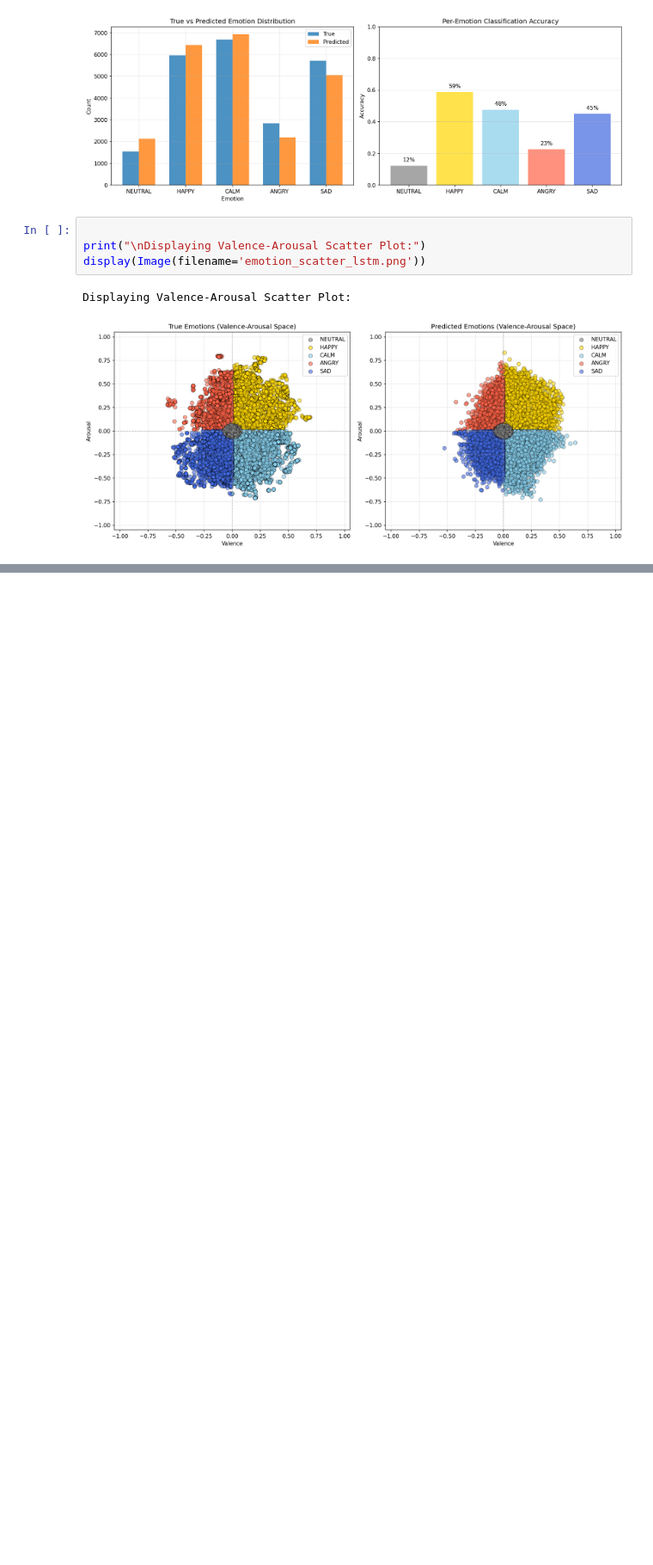
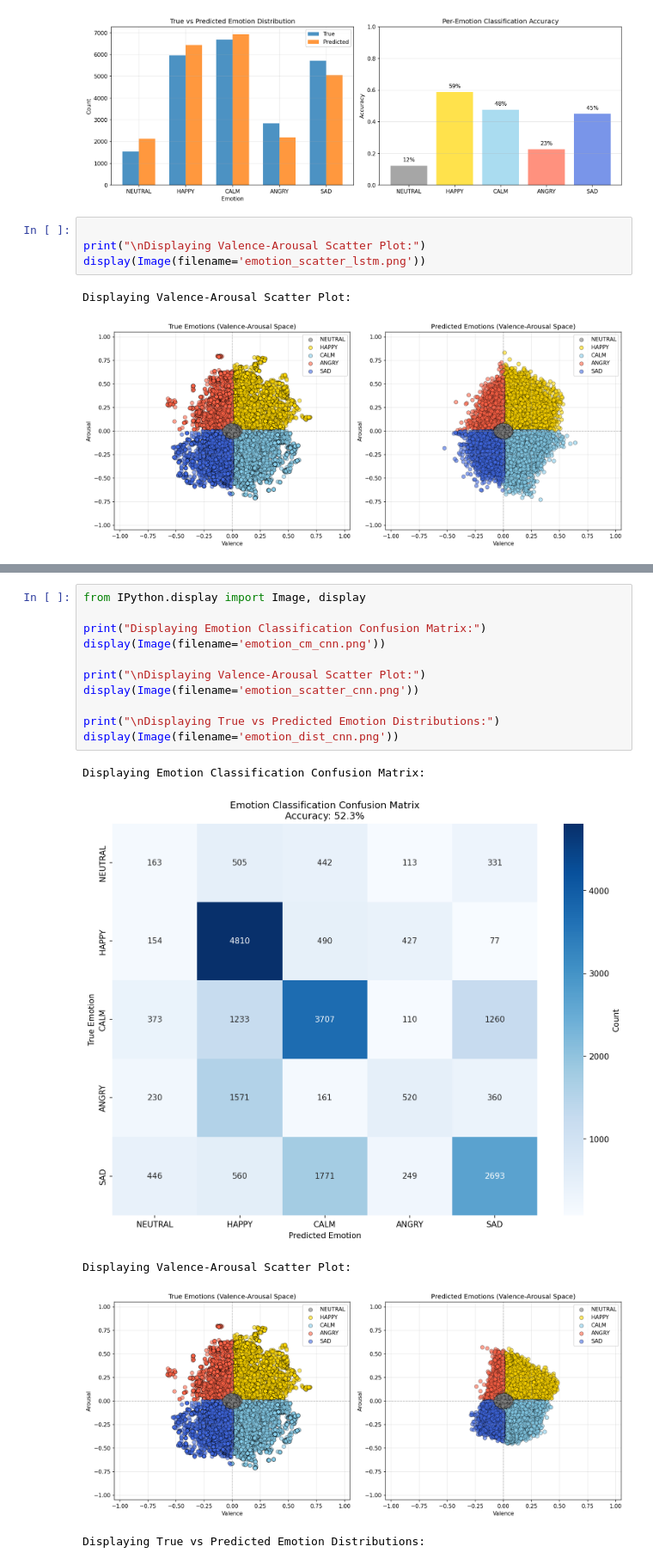
Before and after one commit to mist-ann/MER_project, a Jupyter notebook: notebooks/LSTM_vis.ipynb, the cells around one changed output, grey strips where cells are left out. Shown at 86% size. Saved outputs shown, nothing was run; the diff lists cells and outputs as text; blank space fills up the shorter version.

```diff
--- a/notebooks/LSTM_vis.ipynb
+++ b/notebooks/LSTM_vis.ipynb
@@ -776,0 +1053,17 @@ Displaying Valence-Arousal Scatter Plot:
+# %%
+from IPython.display import Image, display
+
+print("Displaying Emotion Classification Confusion Matrix:")
+display(Image(filename='emotion_cm_cnn.png'))
+
+print("\nDisplaying Valence-Arousal Scatter Plot:")
+display(Image(filename='emotion_scatter_cnn.png'))
+
+print("\nDisplaying True vs Predicted Emotion Distributions:")
+display(Image(filename='emotion_dist_cnn.png'))
+# %% [output]
+Displaying Emotion Classification Confusion Matrix:
+[figure, added]
+Displaying Valence-Arousal Scatter Plot:
+[figure, added]
+Displaying True vs Predicted Emotion Distributions:
```
Also changed, not shown: parts of 8 cells of this notebook, 10 other files.
